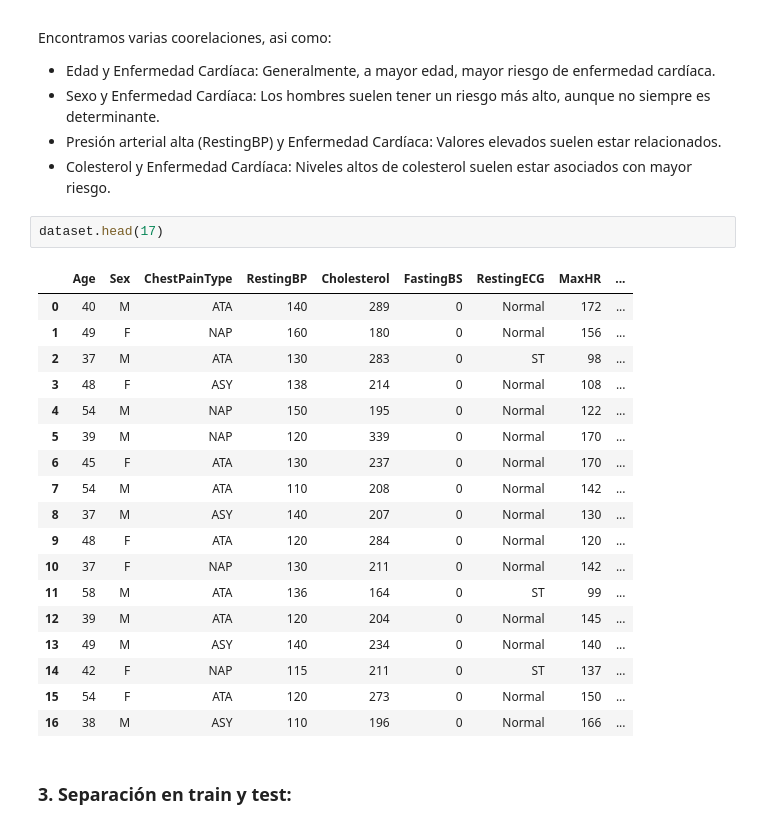
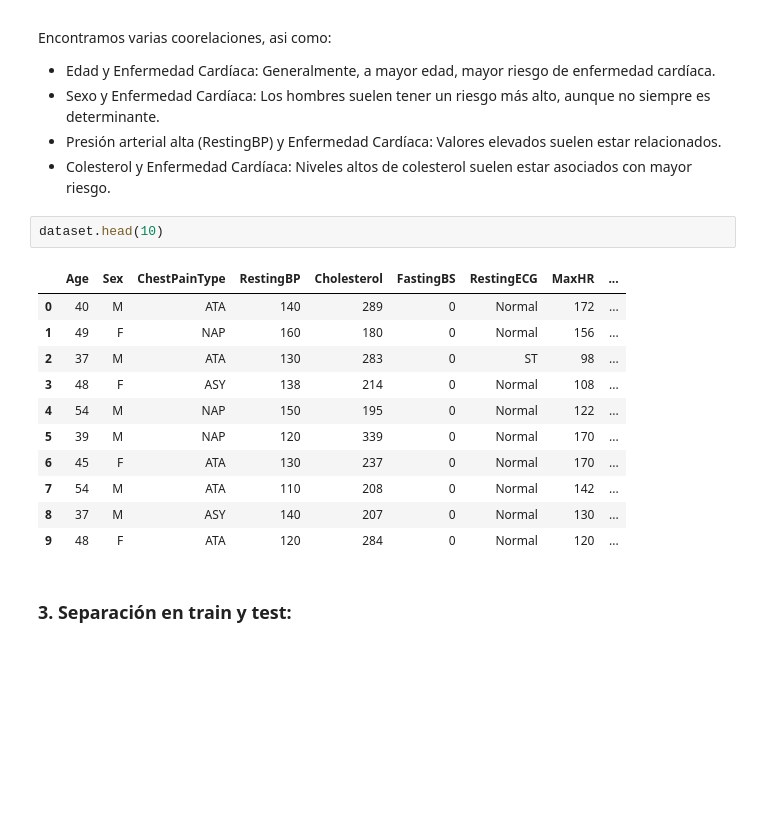
Before and after one commit to Leoli16/TP_IA_LUCA, a Jupyter notebook: Sabetay_Abud_Battias_CE.ipynb, the cells around one changed output. Drawn from its saved outputs; the diff is of its cells as text; blank space fills up the shorter version.

```diff
--- a/Sabetay_Abud_Battias_CE.ipynb
+++ b/Sabetay_Abud_Battias_CE.ipynb
@@ -24,26 +24,19 @@ Vemos que no tiene ninguna columna estilo ID, por lo que, por ahora, todas las c
   - Presión arterial alta (RestingBP) y Enfermedad Cardíaca: Valores elevados suelen estar relacionados.
   - Colesterol y Enfermedad Cardíaca: Niveles altos de colesterol suelen estar asociados con mayor riesgo.
 # %%
-dataset.head(17)
+dataset.head(10)
 # %% [output]
 |  | Age | Sex | ChestPainType | RestingBP | Cholesterol | FastingBS | RestingECG | MaxHR | ... |
 | 0 | 40 | M | ATA | 140 | 289 | 0 | Normal | 172 | ... |
 | 1 | 49 | F | NAP | 160 | 180 | 0 | Normal | 156 | ... |
 | 2 | 37 | M | ATA | 130 | 283 | 0 | ST | 98 | ... |
 | 3 | 48 | F | ASY | 138 | 214 | 0 | Normal | 108 | ... |
 | 4 | 54 | M | NAP | 150 | 195 | 0 | Normal | 122 | ... |
 | 5 | 39 | M | NAP | 120 | 339 | 0 | Normal | 170 | ... |
 | 6 | 45 | F | ATA | 130 | 237 | 0 | Normal | 170 | ... |
 | 7 | 54 | M | ATA | 110 | 208 | 0 | Normal | 142 | ... |
 | 8 | 37 | M | ASY | 140 | 207 | 0 | Normal | 130 | ... |
 | 9 | 48 | F | ATA | 120 | 284 | 0 | Normal | 120 | ... |
-| 10 | 37 | F | NAP | 130 | 211 | 0 | Normal | 142 | ... |
-| 11 | 58 | M | ATA | 136 | 164 | 0 | ST | 99 | ... |
-| 12 | 39 | M | ATA | 120 | 204 | 0 | Normal | 145 | ... |
-| 13 | 49 | M | ASY | 140 | 234 | 0 | Normal | 140 | ... |
-| 14 | 42 | F | NAP | 115 | 211 | 0 | ST | 137 | ... |
-| 15 | 54 | F | ATA | 120 | 273 | 0 | Normal | 150 | ... |
-| 16 | 38 | M | ASY | 110 | 196 | 0 | Normal | 166 | ... |
 # %% [markdown]
 ### 3. Separación en train y test:
 # %%
```
Also changed, not shown: parts of 3 cells of this notebook.
